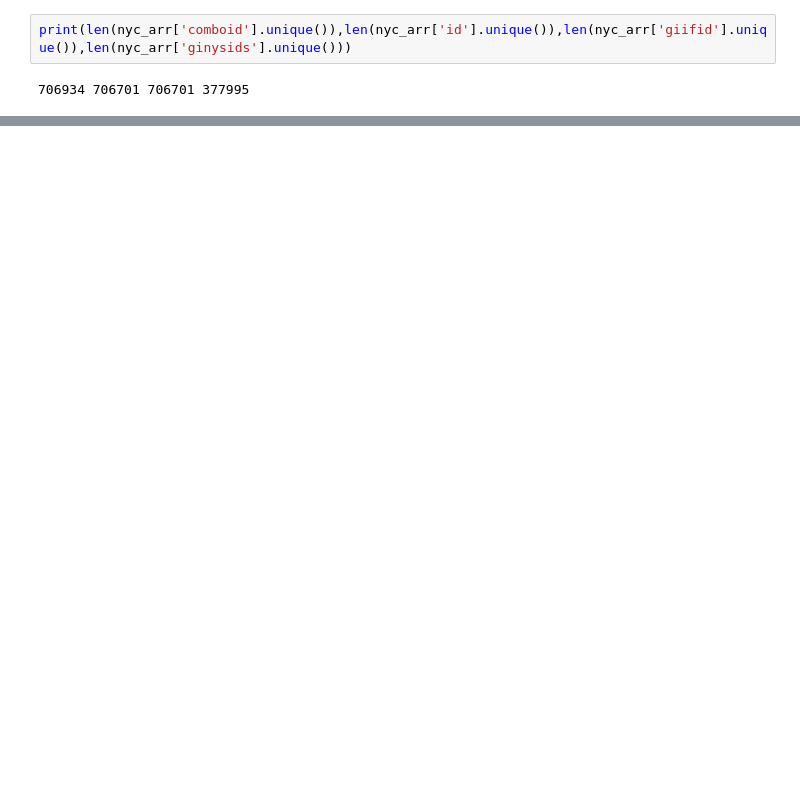
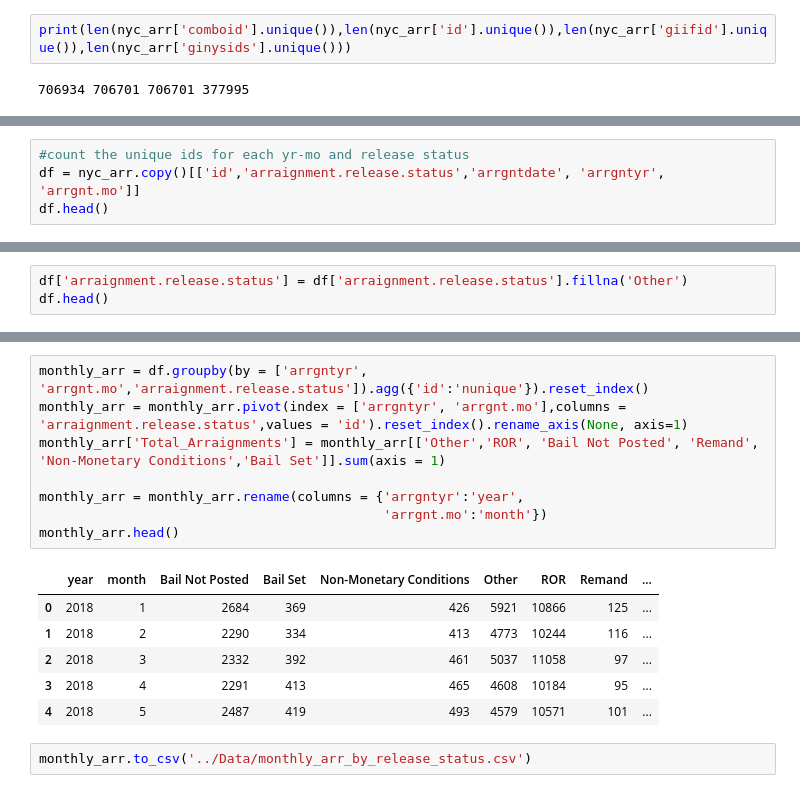
Before and after one commit to DataCollaborativeForJustice/DOC_Jail_Population_Timeseries, a Jupyter notebook: Scripts/exogenous_variables.ipynb, the cells around one changed output, grey strips where cells are left out. Saved outputs shown, nothing was run; the diff lists cells and outputs as text; blank space fills up the shorter version.

```diff
--- a/Scripts/exogenous_variables.ipynb
+++ b/Scripts/exogenous_variables.ipynb
@@ -442,0 +438,4 @@ monthly_arr.to_csv('../Data/monthly_arr_by_charge_class.csv')
+# %%
+#count the unique ids for each yr-mo and release status
+df = nyc_arr.copy()[['id','arraignment.release.status','arrgntdate', 'arrgntyr', 'arrgnt.mo']]
+df.head()
@@ -442,0 +449,3 @@ monthly_arr.to_csv('../Data/monthly_arr_by_charge_class.csv')
+# %%
+df['arraignment.release.status'] = df['arraignment.release.status'].fillna('Other')
+df.head()
@@ -442,0 +459,17 @@ monthly_arr.to_csv('../Data/monthly_arr_by_charge_class.csv')
+# %%
+monthly_arr = df.groupby(by = ['arrgntyr', 'arrgnt.mo','arraignment.release.status']).agg({'id':'nunique'}).reset_index()
+monthly_arr = monthly_arr.pivot(index = ['arrgntyr', 'arrgnt.mo'],columns = 'arraignment.release.status',values = 'id').reset_index().rename_axis(None, axis=1)
+monthly_arr['Total_Arraignments'] = monthly_arr[['Other','ROR', 'Bail Not Posted', 'Remand', 'Non-Monetary Conditions','Bail Set']].sum(axis = 1)
+
+monthly_arr = monthly_arr.rename(columns = {'arrgntyr':'year',
+                                            'arrgnt.mo':'month'})
+monthly_arr.head()
+# %% [output]
+|  | year | month | Bail Not Posted | Bail Set | Non-Monetary Conditions | Other | ROR | Remand | ... |
+| 0 | 2018 | 1 | 2684 | 369 | 426 | 5921 | 10866 | 125 | ... |
+| 1 | 2018 | 2 | 2290 | 334 | 413 | 4773 | 10244 | 116 | ... |
+| 2 | 2018 | 3 | 2332 | 392 | 461 | 5037 | 11058 | 97 | ... |
+| 3 | 2018 | 4 | 2291 | 413 | 465 | 4608 | 10184 | 95 | ... |
+| 4 | 2018 | 5 | 2487 | 419 | 493 | 4579 | 10571 | 101 | ... |
+# %%
+monthly_arr.to_csv('../Data/monthly_arr_by_release_status.csv')
```
Also changed, not shown: parts of 6 cells of this notebook, 2 other files.
